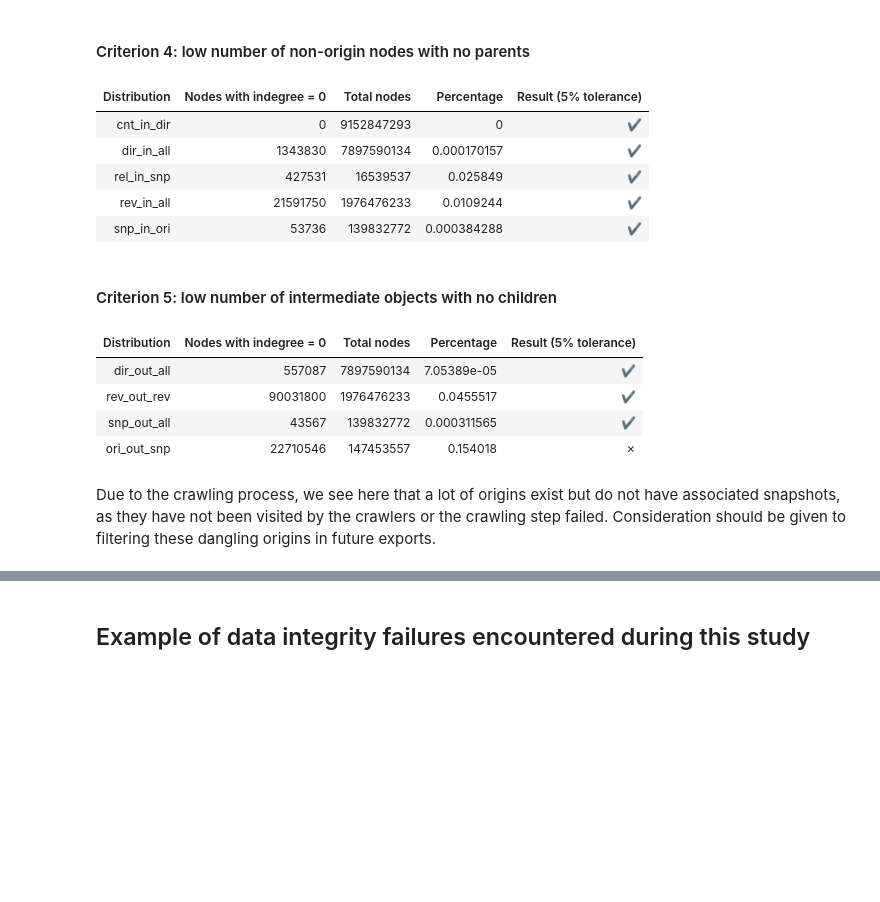
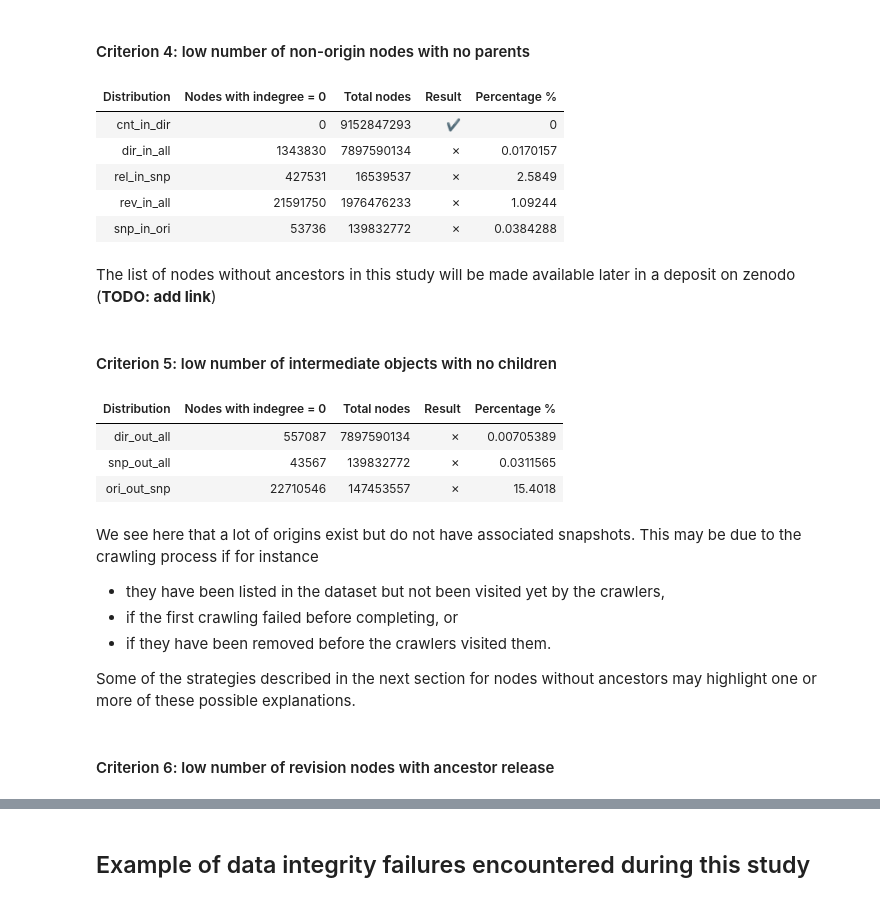
Before and after one commit to seirl/swh-graph-structure, a Jupyter notebook: notebooks/dataintegrity.ipynb, the cells around one changed output, grey strips where cells are left out. Drawn from its saved outputs; the diff is of its cells as text; code cells hidden in the pictures; blank space fills up the shorter version.

```diff
--- a/notebooks/dataintegrity.ipynb
+++ b/notebooks/dataintegrity.ipynb
@@ -345,0 +353,29 @@ display(HTML(tabulate.tabulate(
+# %%
+table = []
+for name in inout_per_type:
+    dist = d(DATASET / f'inout/per_type/{name}.txt')
+    src, direction, dst = name.split('_')
+    if dst == 'all':
+        reported_total_degree = np.sum(dist.x * dist.y)
+        subcomponent_distributions = [
+            d(DATASET / f'inout/per_type/{name}.txt')
+            for name in inout_per_type
+            if name.split('_')[0] == src and name.split('_')[1] == direction and name.split('_')[2] != 'all'
+        ]
+        computed_weighted_total_degree = sum(
+            np.sum(dist.x * dist.y)
+            for dist in subcomponent_distributions
+        )
+        table.append([
+            name,
+            int(reported_total_degree),
+            int(computed_weighted_total_degree),
+            checkmark(reported_total_degree == computed_weighted_total_degree),
+            100*abs(reported_total_degree - computed_weighted_total_degree) / reported_total_degree
+        ])
+
+display(HTML(tabulate.tabulate(
+    table,
+    headers=["Distribution", "Reported total degree", "Computed total", "Result","percentage %"],
+    tablefmt='unsafehtml'
+)))
@@ -355,50 +397,58 @@ for name in ["cnt_in_dir", "dir_in_all", "rel_in_snp", "rev_in_all", "snp_in_ori
         name,
         indegree_zero,
         node_stats[src],
-        indegree_zero / node_stats[src],
-        checkmark(indegree_zero / node_stats[src] < 0.05),
+        checkmark(indegree_zero==0),
+        100*indegree_zero / node_stats[src],
     ])
 
 display(HTML(tabulate.tabulate(
     table,
-    headers=["Distribution", "Nodes with indegree = 0", "Total nodes", "Percentage", "Result (5% tolerance)"],
+    headers=["Distribution", "Nodes with indegree = 0", "Total nodes", "Result","Percentage %"],
     tablefmt='unsafehtml'
 )))
 # %% [output]
-| Distribution | Nodes with indegree = 0 | Total nodes | Percentage | Result (5% tolerance) |
-| cnt_in_dir | 0 | 9152847293 | 0 | ✔ |
-| dir_in_all | 1343830 | 7897590134 | 0.000170157 | ✔ |
-| rel_in_snp | 427531 | 16539537 | 0.025849 | ✔ |
-| rev_in_all | 21591750 | 1976476233 | 0.0109244 | ✔ |
-| snp_in_ori | 53736 | 139832772 | 0.000384288 | ✔ |
+| Distribution | Nodes with indegree = 0 | Total nodes | Result | Percentage % |
+| cnt_in_dir | 0 | 9152847293 | ✔ | 0 |
+| dir_in_all | 1343830 | 7897590134 | ✗ | 0.0170157 |
+| rel_in_snp | 427531 | 16539537 | ✗ | 2.5849 |
+| rev_in_all | 21591750 | 1976476233 | ✗ | 1.09244 |
+| snp_in_ori | 53736 | 139832772 | ✗ | 0.0384288 |
+# %% [markdown]
+The list of nodes without ancestors in this study will be made available later in a deposit on zenodo (**TODO: add link**)
 # %% [markdown]
 #### Criterion 5: low number of intermediate objects with no children
 # %%
 table = []
-for name in ["dir_out_all", "rev_out_rev", "snp_out_all", "ori_out_snp"]:
+for name in ["dir_out_all", "snp_out_all", "ori_out_snp"]:
     dist = d(DATASET / f'inout/per_type/{name}.txt')
     src, direction, dst = name.split('_')
     if direction != 'out':
         continue
     indegree_zero = int(dist.y[0]) if dist.x[0] == 0 else 0
     table.append([
         name,
         indegree_zero,
         node_stats[src],
-        indegree_zero / node_stats[src],
-        checkmark(indegree_zero / node_stats[src] < 0.05),
+        checkmark(indegree_zero==0),
+        100*indegree_zero / node_stats[src]
     ])
 
 display(HTML(tabulate.tabulate(
     table,
-    headers=["Distribution", "Nodes with indegree = 0", "Total nodes", "Percentage", "Result (5% tolerance)"],
+    headers=["Distribution", "Nodes with indegree = 0", "Total nodes", "Result", "Percentage %"],
     tablefmt='unsafehtml'
 )))
 # %% [output]
-| Distribution | Nodes with indegree = 0 | Total nodes | Percentage | Result (5% tolerance) |
-| dir_out_all | 557087 | 7897590134 | 7.05389e-05 | ✔ |
-| rev_out_rev | 90031800 | 1976476233 | 0.0455517 | ✔ |
-| snp_out_all | 43567 | 139832772 | 0.000311565 | ✔ |
-| ori_out_snp | 22710546 | 147453557 | 0.154018 | ✗ |
+| Distribution | Nodes with indegree = 0 | Total nodes | Result | Percentage % |
+| dir_out_all | 557087 | 7897590134 | ✗ | 0.00705389 |
+| snp_out_all | 43567 | 139832772 | ✗ | 0.0311565 |
+| ori_out_snp | 22710546 | 147453557 | ✗ | 15.4018 |
 # %% [markdown]
-Due to the crawling process, we see here that a lot of origins exist but do not have associated snapshots, as they have not been visited by the crawlers or the crawling step failed. Consideration should be given to filtering these dangling origins in future exports.
+We see here that a lot of origins exist but do not have associated snapshots. This may be due to the crawling process if for instance
+- they have been listed in the dataset but not been visited yet by the crawlers,
+- if the first crawling failed before completing, or
+- if they have been removed before the crawlers visited them.
+
+Some of the strategies described in the next section for nodes without ancestors may highlight one or more of these possible explanations.
+# %% [markdown]
+#### Criterion 6: low number of revision nodes with ancestor release
```
Also changed, not shown: parts of 11 cells of this notebook, 30 other files.
